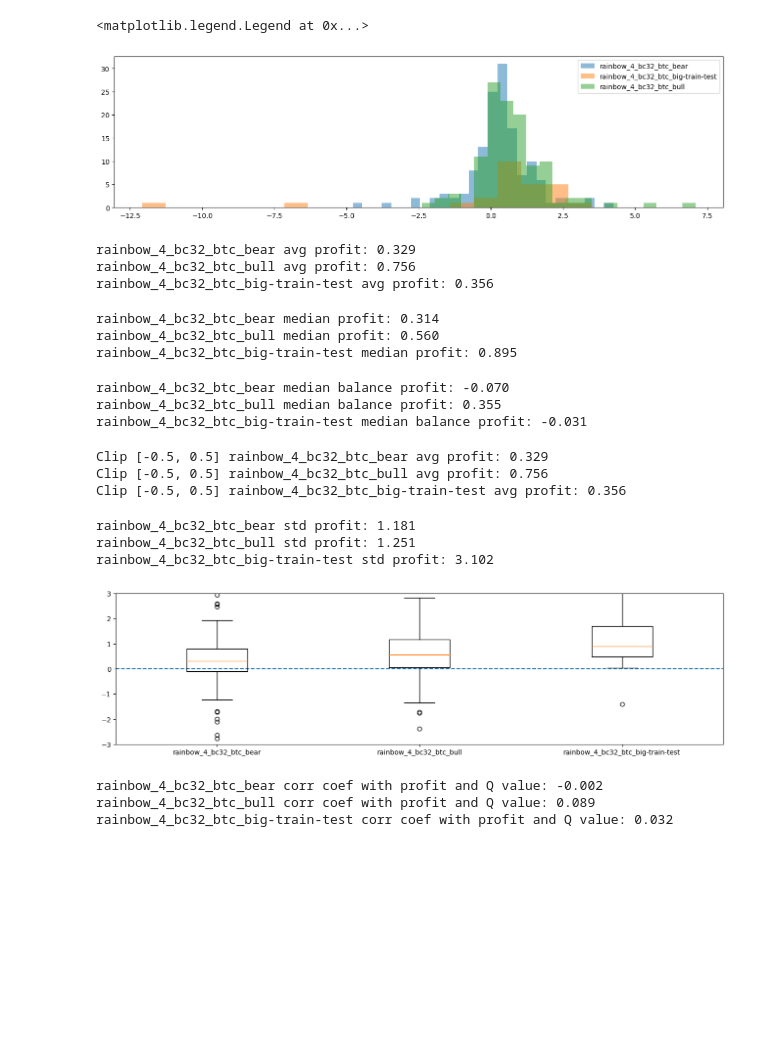
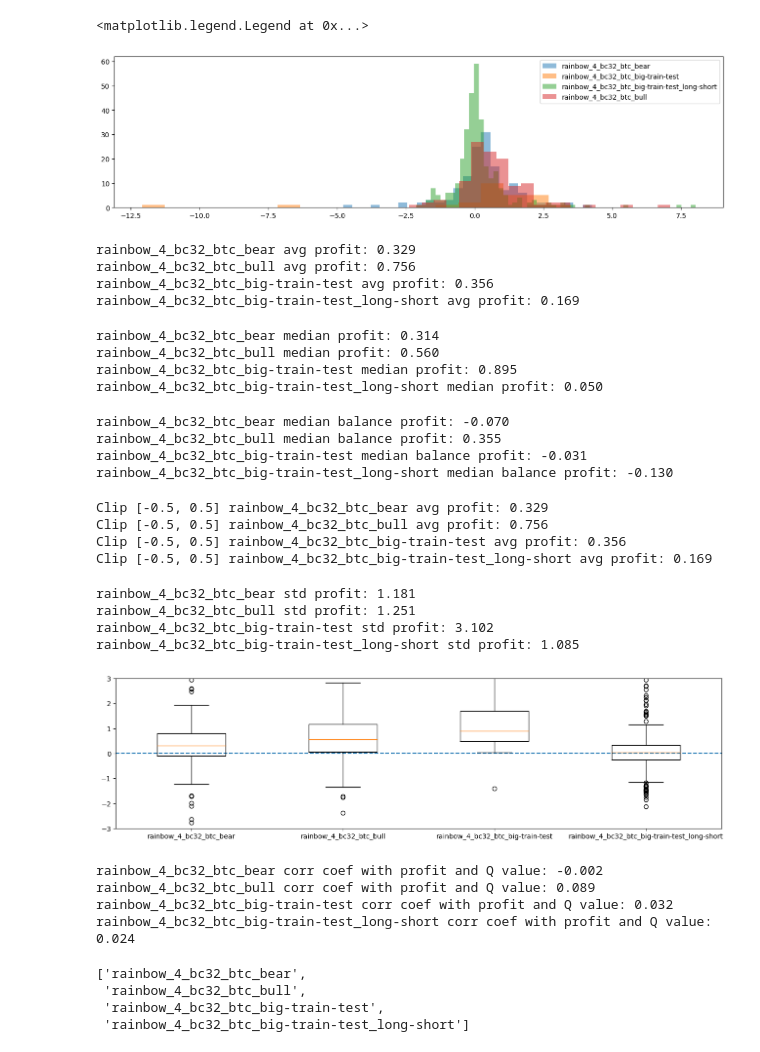
Before and after one commit to NLZer0/DQN_trading_bot, a Jupyter notebook: result_analyze.ipynb, the cells around one changed output. Drawn from its saved outputs; the diff is of its cells as text; code cells hidden in the pictures; blank space fills up the shorter version.

Commit message:
add new tests in result_analyze.ipynb

```diff
--- a/result_analyze.ipynb
+++ b/result_analyze.ipynb
@@ -31,16 +31,16 @@ data = load_data()
 test_types = list(data)
 test_types.sort()
 # %%
-using_results = ['rainbow_4_bc32_btc_bear', 'rainbow_4_bc32_btc_bull', 'rainbow_4_bc32_btc_big-train-test']
+using_results = ['rainbow_4_bc32_btc_bear', 'rainbow_4_bc32_btc_bull', 'rainbow_4_bc32_btc_big-train-test', 'rainbow_4_bc32_btc_big-train-test_long-short']
 plt.figure(figsize=(16,4))
 for test_type in test_types:
     if test_type not in using_results:
         continue
     plt.hist(data[test_type].profit, bins='auto', label=test_type, alpha=0.5)
 plt.legend()
 # %% [output]
 <matplotlib.legend.Legend at 0x...>
-[figure, old version]
+[figure, new version]
 # %%
 for test_type in using_results:
     print(f'{test_type} avg profit: {data[test_type].profit.mean():.3f}')
@@ -48,6 +48,7 @@ for test_type in using_results:
 rainbow_4_bc32_btc_bear avg profit: 0.329
 rainbow_4_bc32_btc_bull avg profit: 0.756
 rainbow_4_bc32_btc_big-train-test avg profit: 0.356
+rainbow_4_bc32_btc_big-train-test_long-short avg profit: 0.169
 # %%
 for test_type in using_results:
     print(f'{test_type} median profit: {data[test_type].profit.median():.3f}')
@@ -55,6 +56,7 @@ for test_type in using_results:
 rainbow_4_bc32_btc_bear median profit: 0.314
 rainbow_4_bc32_btc_bull median profit: 0.560
 rainbow_4_bc32_btc_big-train-test median profit: 0.895
+rainbow_4_bc32_btc_big-train-test_long-short median profit: 0.050
 # %%
 for test_type in using_results:
     print(f'{test_type} median balance profit: {data[test_type].balance_profit.mean():.3f}')
@@ -62,6 +64,7 @@ for test_type in using_results:
 rainbow_4_bc32_btc_bear median balance profit: -0.070
 rainbow_4_bc32_btc_bull median balance profit: 0.355
 rainbow_4_bc32_btc_big-train-test median balance profit: -0.031
+rainbow_4_bc32_btc_big-train-test_long-short median balance profit: -0.130
 # %%
 clip_value = 0.5
 for test_type in using_results:
@@ -75,6 +78,7 @@ for test_type in using_results:
 Clip [-0.5, 0.5] rainbow_4_bc32_btc_bear avg profit: 0.329
 Clip [-0.5, 0.5] rainbow_4_bc32_btc_bull avg profit: 0.756
 Clip [-0.5, 0.5] rainbow_4_bc32_btc_big-train-test avg profit: 0.356
+Clip [-0.5, 0.5] rainbow_4_bc32_btc_big-train-test_long-short avg profit: 0.169
 # %%
 for test_type in using_results:
     print(f'{test_type} std profit: {data[test_type].profit.std():.3f}')
@@ -82,6 +86,7 @@ for test_type in using_results:
 rainbow_4_bc32_btc_bear std profit: 1.181
 rainbow_4_bc32_btc_bull std profit: 1.251
 rainbow_4_bc32_btc_big-train-test std profit: 3.102
+rainbow_4_bc32_btc_big-train-test_long-short std profit: 1.085
 # %%
 plt.figure(figsize=(16,4))
 plt.axhline(0, linestyle='--')
@@ -90,7 +95,7 @@ plt.ylim(-3,3)
 # plt.legend()
 print()
 # %% [output]
-[figure, old version]
+[figure, new version]
 # %%
 for test_type in using_results:
     coef = np.corrcoef(data[test_type].profit, data[test_type].predict_q)
@@ -99,6 +104,14 @@ for test_type in using_results:
 rainbow_4_bc32_btc_bear corr coef with profit and Q value: -0.002
 rainbow_4_bc32_btc_bull corr coef with profit and Q value: 0.089
 rainbow_4_bc32_btc_big-train-test corr coef with profit and Q value: 0.032
+rainbow_4_bc32_btc_big-train-test_long-short corr coef with profit and Q value: 0.024
+# %%
+using_results
+# %% [output]
+['rainbow_4_bc32_btc_bear',
+ 'rainbow_4_bc32_btc_bull',
+ 'rainbow_4_bc32_btc_big-train-test',
+ 'rainbow_4_bc32_btc_big-train-test_long-short']
 # %%
 balance_arr = [1_000_000]
 comis = 0.0005
```
Also changed, not shown: parts of 5 cells of this notebook.
